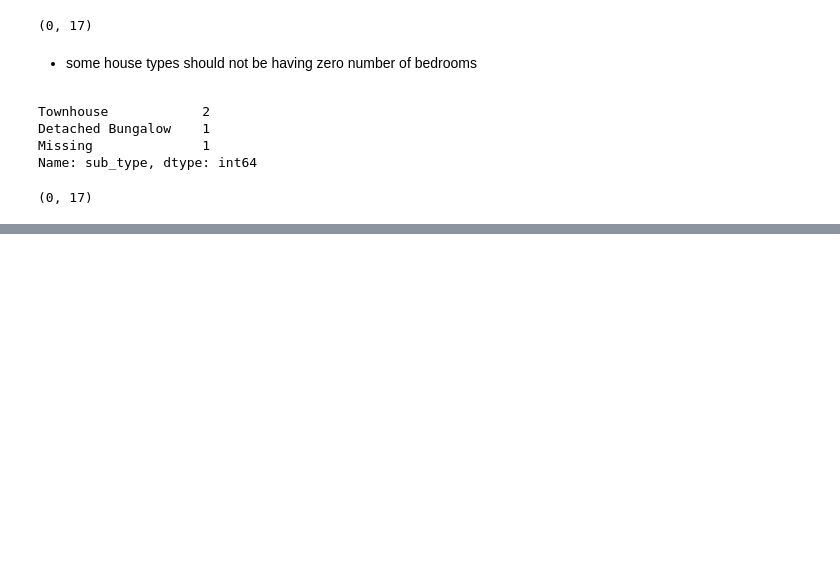
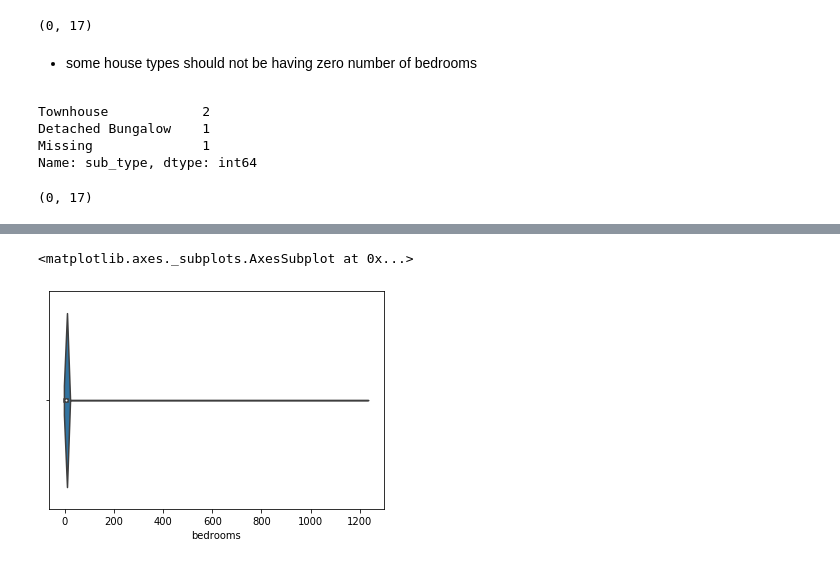
Before and after one commit to Ian-Ibrahim/project_ICS, a Jupyter notebook: Anna/data_cleaning.ipynb, the cells around one changed output, grey strips where cells are left out. Saved outputs shown, nothing was run; the diff lists cells and outputs as text; code cells hidden in the pictures; blank space fills up the shorter version.

```diff
--- a/Anna/data_cleaning.ipynb
+++ b/Anna/data_cleaning.ipynb
@@ -333,0 +350,6 @@ df.loc[(df['bedrooms']==0)&(df['type']=='House')].shape
+# %%
+# Violin plot of 'tx_price' using the Seaborn library
+sns.violinplot(x= 'bedrooms', data=df)
+# %% [output]
+<matplotlib.axes._subplots.AxesSubplot at 0x...>
+[figure, added]
```
Also changed, not shown: parts of 15 cells of this notebook.
